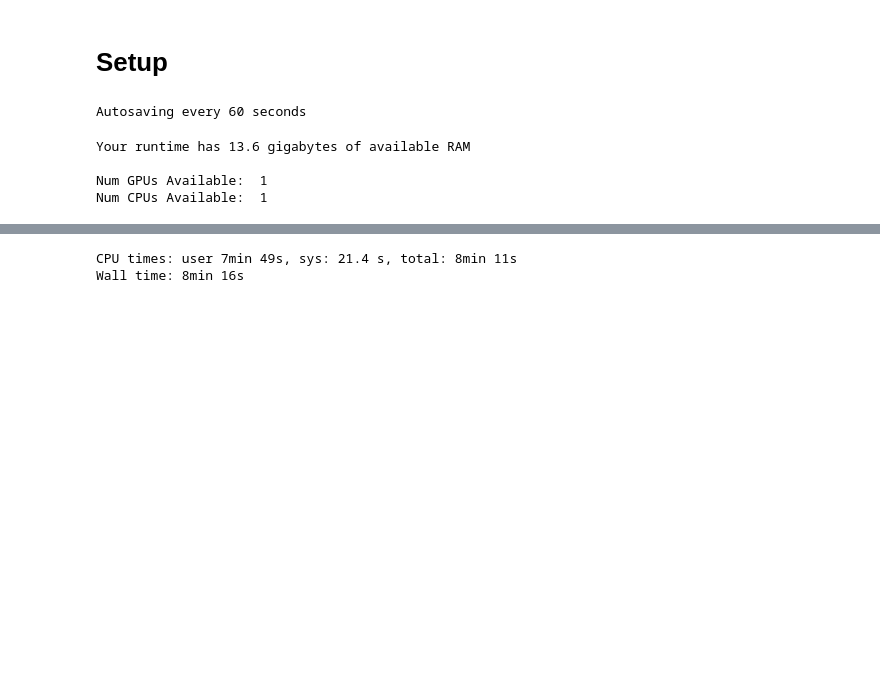
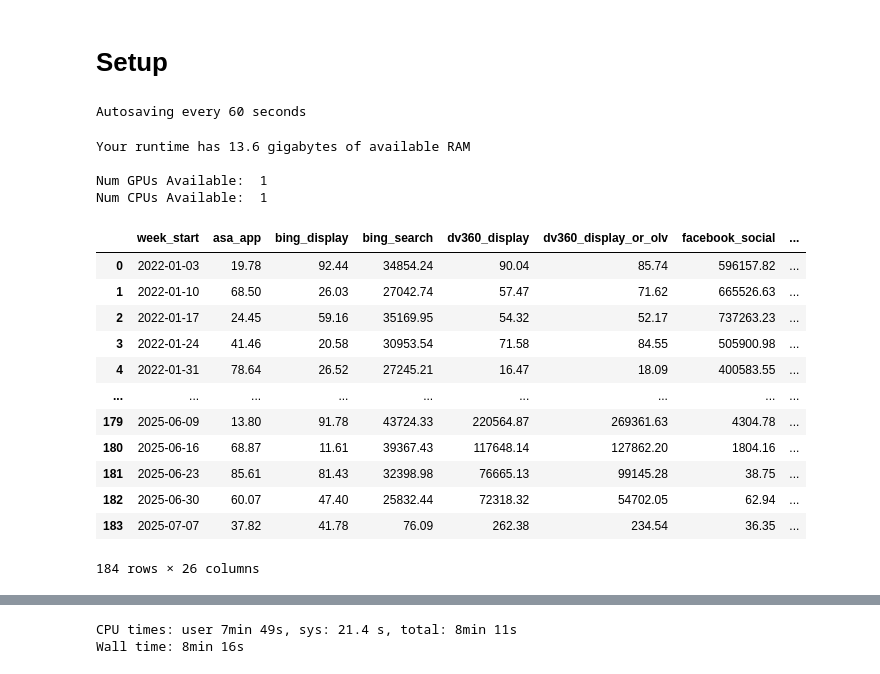
Before and after one commit to Kian-2108/colab-notebooks, a Jupyter notebook: MMM.ipynb, the cells around one changed output, grey strips where cells are left out. Saved outputs shown, nothing was run; the diff lists cells and outputs as text; code cells hidden in the pictures; blank space fills up the shorter version.

```diff
--- a/MMM.ipynb
+++ b/MMM.ipynb
@@ -45,5 +45,19 @@ Your runtime has 13.6 gigabytes of available RAM
 Num GPUs Available:  1
 Num CPUs Available:  1
 # %%
-df = pd.read_csv("/content/Dow Jones - POC dataset - modified_poc_dataset.xlsx,index_col=0)
-df = df[df["geo"]=="Geo0"]
+df = pd.read_excel("/content/Dow Jones - POC dataset - modified_poc_dataset.xlsx")
+df
+# %% [output]
+|  | week_start | asa_app | bing_display | bing_search | dv360_display | dv360_display_or_olv | facebook_social | ... |
+| 0 | 2022-01-03 | 19.78 | 92.44 | 34854.24 | 90.04 | 85.74 | 596157.82 | ... |
+| 1 | 2022-01-10 | 68.50 | 26.03 | 27042.74 | 57.47 | 71.62 | 665526.63 | ... |
+| 2 | 2022-01-17 | 24.45 | 59.16 | 35169.95 | 54.32 | 52.17 | 737263.23 | ... |
+| 3 | 2022-01-24 | 41.46 | 20.58 | 30953.54 | 71.58 | 84.55 | 505900.98 | ... |
+| 4 | 2022-01-31 | 78.64 | 26.52 | 27245.21 | 16.47 | 18.09 | 400583.55 | ... |
+| ... | ... | ... | ... | ... | ... | ... | ... | ... |
+| 179 | 2025-06-09 | 13.80 | 91.78 | 43724.33 | 220564.87 | 269361.63 | 4304.78 | ... |
+| 180 | 2025-06-16 | 68.87 | 11.61 | 39367.43 | 117648.14 | 127862.20 | 1804.16 | ... |
+| 181 | 2025-06-23 | 85.61 | 81.43 | 32398.98 | 76665.13 | 99145.28 | 38.75 | ... |
+| 182 | 2025-06-30 | 60.07 | 47.40 | 25832.44 | 72318.32 | 54702.05 | 62.94 | ... |
+| 183 | 2025-07-07 | 37.82 | 41.78 | 76.09 | 262.38 | 234.54 | 36.35 | ... |
+184 rows × 26 columns
```
Also changed, not shown: parts of 8 cells of this notebook.
